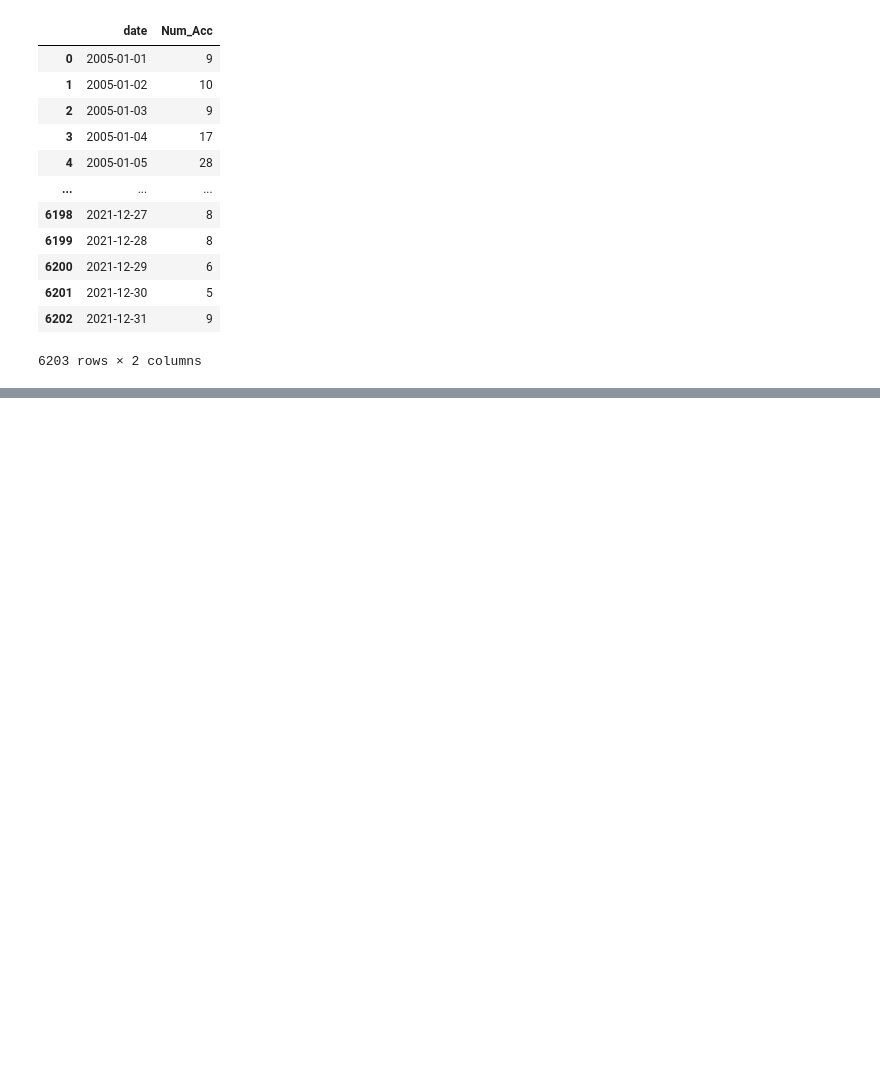
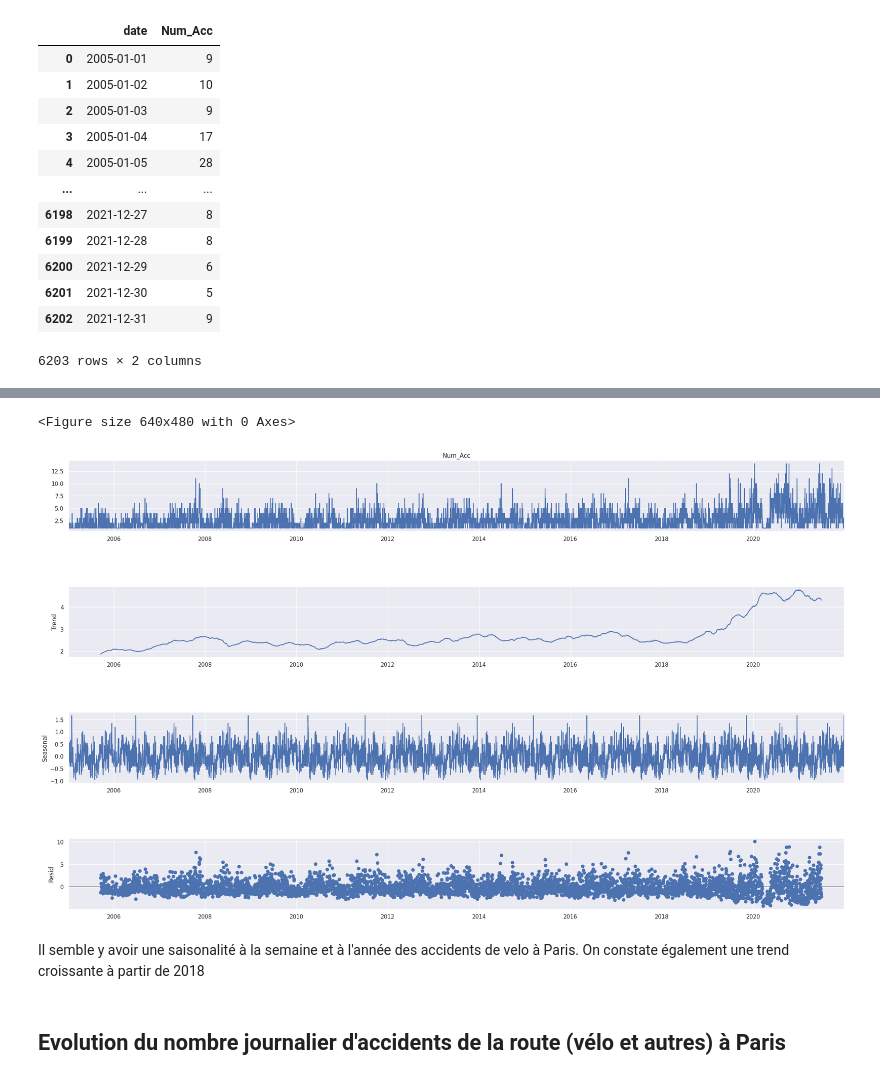
Before and after one commit to gauthgoth/Challenge---Etudes-de-Cas, a Jupyter notebook: accidentology_prediction.ipynb, the cells around one changed output, grey strips where cells are left out. Saved outputs shown, nothing was run; the diff lists cells and outputs as text; code cells hidden in the pictures; blank space fills up the shorter version.

```diff
--- a/accidentology_prediction.ipynb
+++ b/accidentology_prediction.ipynb
@@ -231,0 +203,15 @@ ModuleNotFoundError: No module named 'fbprophet'
+# %%
+from statsmodels.tsa.seasonal import seasonal_decompose
+df_acc = group_accidents_velo_paris.set_index('date')
+decomposition = seasonal_decompose(df_acc.Num_Acc, period=365)
+fig = plt.figure()
+fig = decomposition.plot()
+fig.set_size_inches(25,15)
+plt.show()
+# %% [output]
+<Figure size 640x480 with 0 Axes>
+[figure, added]
+# %% [markdown]
+Il semble y avoir une saisonalité à la semaine et à l'année des accidents de velo à Paris. On constate également une trend croissante à partir de 2018
+# %% [markdown]
+## Evolution du nombre journalier d'accidents de la route (vélo et autres) à Paris
```
Also changed, not shown: parts of 77 cells of this notebook, 15 other files.
